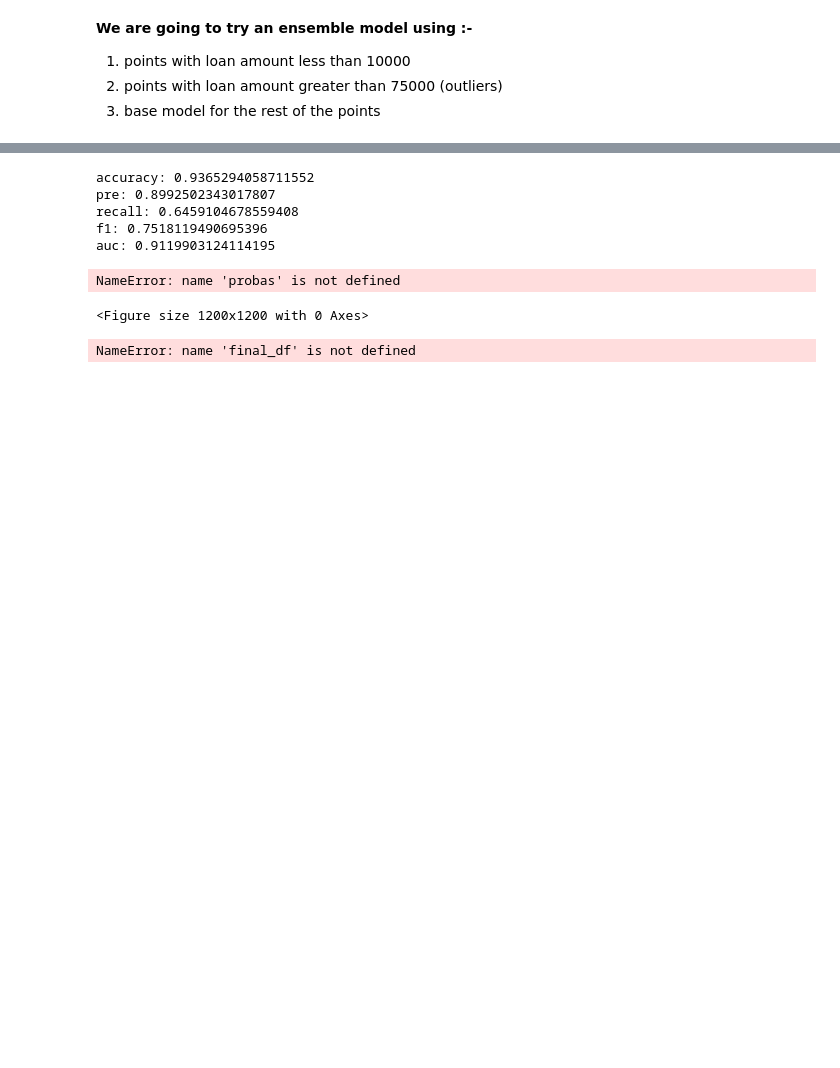
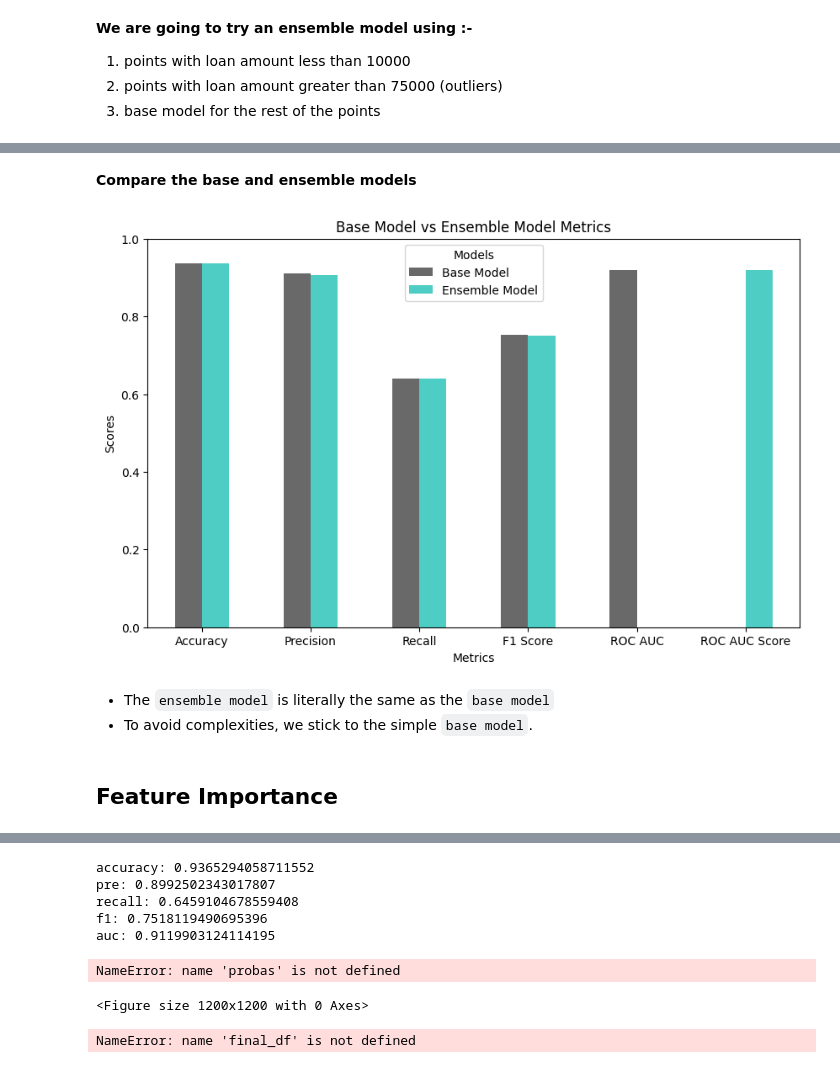
Before and after one commit to Augah2001/Data-Science-Competion-Question-and-Data, a Jupyter notebook: credit_risk.ipynb, the cells around one changed output, grey strips where cells are left out. Drawn from its saved outputs; the diff is of its cells as text; code cells hidden in the pictures; blank space fills up the shorter version.

Commit message:
train emsemble model

```diff
--- a/credit_risk.ipynb
+++ b/credit_risk.ipynb
@@ -1001,3 +999,0 @@ def train_evaluate_model(X_train, y_train, X_test, y_test,model):
-# %%
-model = CatBoostClassifier(verbose=0)
-model, accuracy, precision, recall, f1, roc_auc = train_evaluate_model(X_train, y_train, X_test, y_test, model)
@@ -1037,0 +1000,5 @@ SyntaxError: invalid syntax (2295270255.py, line 3)
+# %%
+
+base_model_metrics, _= train_evaluate_model(X_train, y_train, X_test, y_test)
+for metric, value in base_model_metrics.items():
+    print(f"{metric}: {value}")
@@ -1042,0 +1109,9 @@ SyntaxError: invalid syntax (2295270255.py, line 3)
+# %%
+# compare base and ensemble model
+models, metrics = train_and_evaluate_models(X_train, y_train, X_test, y_test)
+ensemble_metrics = ensemble_model(models, X_test, y_test)
+# Print ensemble metrics
+print("Ensemble Model Metrics:")
+print()
+for metric, value in ensemble_metrics.items():
+    print(f"{metric}: {value}")
@@ -1042,0 +1126,31 @@ SyntaxError: invalid syntax (2295270255.py, line 3)
+# %% [markdown]
+**Compare the base and ensemble models**
+# %%
+import matplotlib.pyplot as plt
+import pandas as pd
+
+def compare_models(base_model_metrics, ensemble_metrics):
+    # Convert the metrics dictionaries to pandas DataFrames
+    metrics_df = pd.DataFrame({'Base Model': base_model_metrics, 'Ensemble Model': ensemble_metrics})
+
+    # Plot the metrics
+    metrics_df.plot.bar(figsize=(10, 6), color=['#696969', '#4ecdc4'], rot=0)
+
+
+    # Set plot labels and title
+    plt.xlabel('Metrics')
+    plt.ylabel('Scores')
+    plt.title('Base Model vs Ensemble Model Metrics')
+    plt.ylim(0, 1)  # Set y-axis limit for better comparison
+    plt.legend(title='Models')
+
+    # Show the plot
+    plt.show()
+compare_models(base_model_metrics, ensemble_metrics)
+# %% [output]
+[figure, added]
+# %% [markdown]
+* The `ensemble model` is literally the same as the `base model`
+* To avoid complexities, we stick to the simple `base model`.
+# %% [markdown]
+## **Feature Importance**
```
Also changed, not shown: parts of 14 cells of this notebook, 20 other files.
